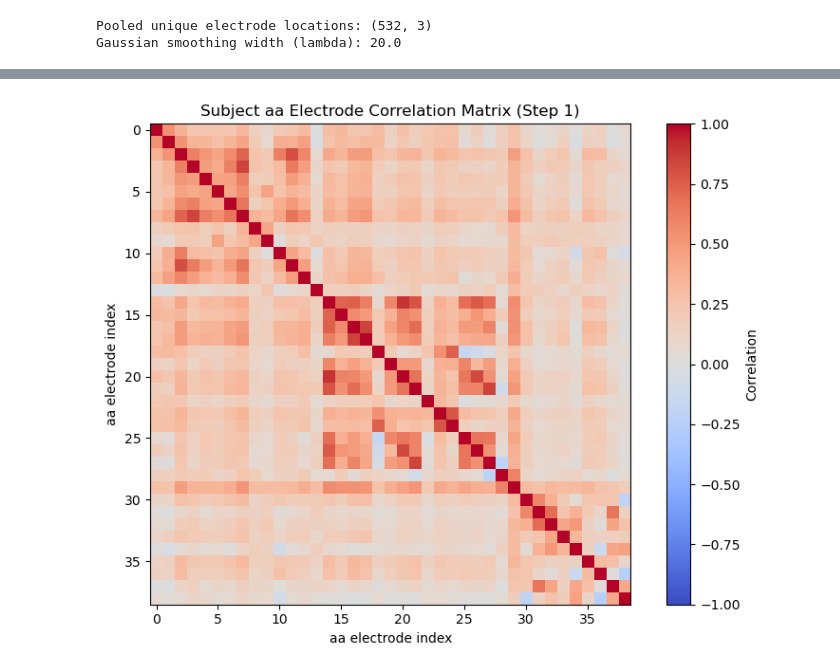
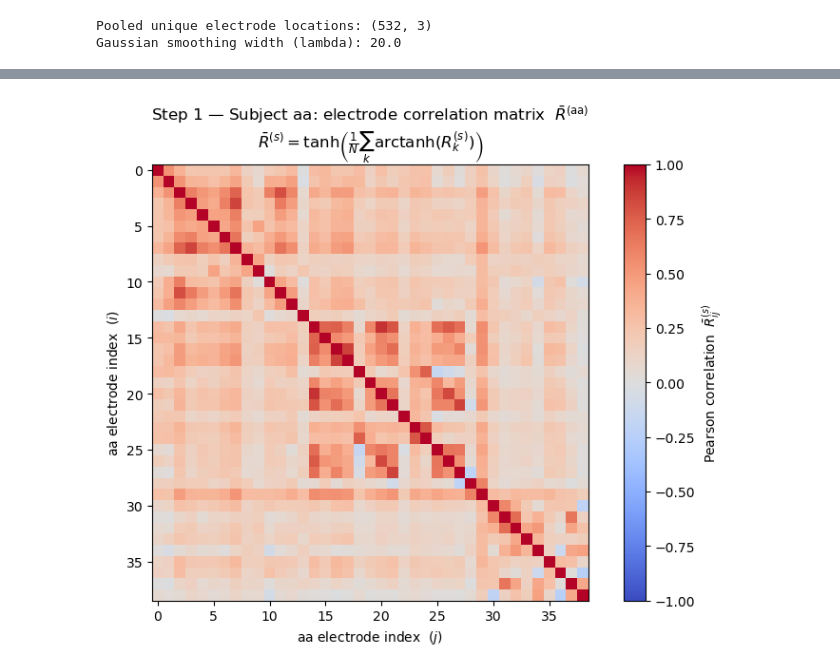
Before and after one commit to NoahWanless/SuperEeg-M467-project, a Jupyter notebook: Electrode_Correlations.ipynb, the cells around one changed output, grey strips where cells are left out. Cells and saved outputs as stored; diff of their text form; code cells hidden in the pictures.

Commit message:
added a bunch of formulas and plots to the correlation notebook

```diff
--- a/Electrode_Correlations.ipynb
+++ b/Electrode_Correlations.ipynb
@@ -89,3 +87,16 @@ print(f'Gaussian smoothing width (lambda): {lambda_width}')
 # %% [output]
 Pooled unique electrode locations: (532, 3)
 Gaussian smoothing width (lambda): 20.0
+# %%
+# Viz: 3D scatter of all pooled unique MNI electrode locations
+fig = plt.figure(figsize=(9, 7))
+ax = fig.add_subplot(111, projection='3d')
+ax.scatter(all_electrodes[:, 0], all_electrodes[:, 1], all_electrodes[:, 2],
+           s=10, alpha=0.6, c='steelblue')
+ax.set_xlabel('X (mm)')
+ax.set_ylabel('Y (mm)')
+ax.set_zlabel('Z (mm)')
+ax.set_title(f'Pooled unique electrode locations in MNI space\n(n={all_electrodes.shape[0]} across {len(subject_ids)} subjects)')
+ax.view_init(elev=20, azim=120)
+plt.tight_layout()
+plt.show()
@@ -120,19 +152,21 @@ FOR each subject:
 # %%
+# Fisher-z helpers
+#   fisher_z(r)         = arctanh(r)  — maps [-1,1] → (-∞,+∞) for linear averaging
+#   inverse_fisher_z(z) = tanh(z)     — maps back
 def fisher_z(corr_values):
     corr_values = np.clip(corr_values, -0.999999, 0.999999)
-    return np.arctanh(corr_values)
-
+    return np.arctanh(corr_values)          # z = arctanh(r)
 
 def inverse_fisher_z(z_values):
-    return np.tanh(z_values)
+    return np.tanh(z_values)                # r = tanh(z)
 
 
 subject_session_correlation_matrices = {}
 subject_average_correlation_matrices = {}
 
 for pid in subject_ids:
-    ecog = np.load(subject_records[pid]['ecog_path'], mmap_mode='r')
-    stim = np.load(subject_records[pid]['stim_path']).ravel()
+    ecog = np.load(subject_records[pid]['ecog_path'], mmap_mode='r')  # (T, E_s)
+    stim = np.load(subject_records[pid]['stim_path']).ravel()          # (T,)
 
     session_corrs = []
     for stim_id in np.unique(stim):
@@ -140,8 +174,9 @@ for pid in subject_ids:
         if np.count_nonzero(stim_mask) < 2:
             continue
 
-        session_data = ecog[stim_mask]
-        corr_matrix = np.corrcoef(session_data, rowvar=False)
+        # 1A: R_k^(s) = corrcoef( V_k )   shape: (E_s, E_s)
+        session_data = ecog[stim_mask]                                 # (T_k, E_s)
+        corr_matrix = np.corrcoef(session_data, rowvar=False)          # (E_s, E_s)
         corr_matrix = np.nan_to_num(corr_matrix, nan=0.0, posinf=0.0, neginf=0.0)
         np.fill_diagonal(corr_matrix, 1.0)
         session_corrs.append(corr_matrix.astype(np.float32, copy=False))
@@ -149,31 +184,36 @@ for pid in subject_ids:
     if not session_corrs:
         raise ValueError(f'No valid session correlation matrices for subject {pid}')
 
-    z_stack = fisher_z(np.stack(session_corrs, axis=0))
-    mean_z = z_stack.mean(axis=0)
-    subject_avg_corr = inverse_fisher_z(mean_z).astype(np.float32, copy=False)
-    subject_avg_corr = 0.5 * (subject_avg_corr + subject_avg_corr.T)
+    # 1B: R̄^(s) = tanh( mean_k( arctanh(R_k^(s)) ) )
+    z_stack          = fisher_z(np.stack(session_corrs, axis=0))   # arctanh each R_k
+    mean_z           = z_stack.mean(axis=0)                         # average in z-space
+    subject_avg_corr = inverse_fisher_z(mean_z).astype(np.float32, copy=False)  # tanh back
+    subject_avg_corr = 0.5 * (subject_avg_corr + subject_avg_corr.T)  # enforce symmetry
     np.fill_diagonal(subject_avg_corr, 1.0)
 
     subject_session_correlation_matrices[pid] = session_corrs
-    subject_average_correlation_matrices[pid] = subject_avg_corr
+    subject_average_correlation_matrices[pid] = subject_avg_corr   # R̄^(s): (E_s, E_s)
 
-print('Computed subject-level average electrode correlation matrices:')
+print('Step 1 complete — subject-level average electrode correlation matrices R̄^(s):')
 for pid in subject_ids:
     n_sessions = len(subject_session_correlation_matrices[pid])
     corr_shape = subject_average_correlation_matrices[pid].shape
-    print(f'[{pid}] sessions={n_sessions} avg_corr_shape={corr_shape}')
+    print(f'  [{pid}]  sessions={n_sessions}  R̄^(s) shape={corr_shape}')
 
+# Visualise R̄^(aa)
 if 'aa' in subject_average_correlation_matrices:
     aa_corr = subject_average_correlation_matrices['aa']
-    plt.figure(figsize=(8, 6))
-    im = plt.imshow(aa_corr, cmap='coolwarm', vmin=-1, vmax=1)
-    plt.colorbar(im, label='Correlation')
-    plt.title('Subject aa Electrode Correlation Matrix (Step 1)')
-    plt.xlabel('aa electrode index')
-    plt.ylabel('aa electrode index')
+    fig, ax = plt.subplots(figsize=(8, 6))
+    im = ax.imshow(aa_corr, cmap='coolwarm', vmin=-1, vmax=1)
+    plt.colorbar(im, ax=ax, label=r'Pearson correlation  $\bar{R}^{(s)}_{ij}$')
+    ax.set_title(
+        r'Step 1 — Subject aa: electrode correlation matrix  $\bar{R}^{(\mathrm{aa})}$' + '\n' +
+        r'$\bar{R}^{(s)} = \tanh\!\left(\frac{1}{N}\sum_k \mathrm{arctanh}(R_k^{(s)})\right)$'
+    )
+    ax.set_xlabel(r'aa electrode index  $(j)$')
+    ax.set_ylabel(r'aa electrode index  $(i)$')
     plt.tight_layout()
     plt.show()
 else:
-    print("Subject 'aa' not found; skipped Step 1 aa correlation plot.")
+    print("Subject 'aa' not found; skipped Step 1 plot.")
 # %% [output]
@@ -194,2 +234,2 @@ Computed subject-level average electrode correlation matrices:
-[figure, old version]
+[figure, new version]
 # %% [markdown]
```
Also changed, not shown: parts of 19 cells of this notebook, 2 other files.
